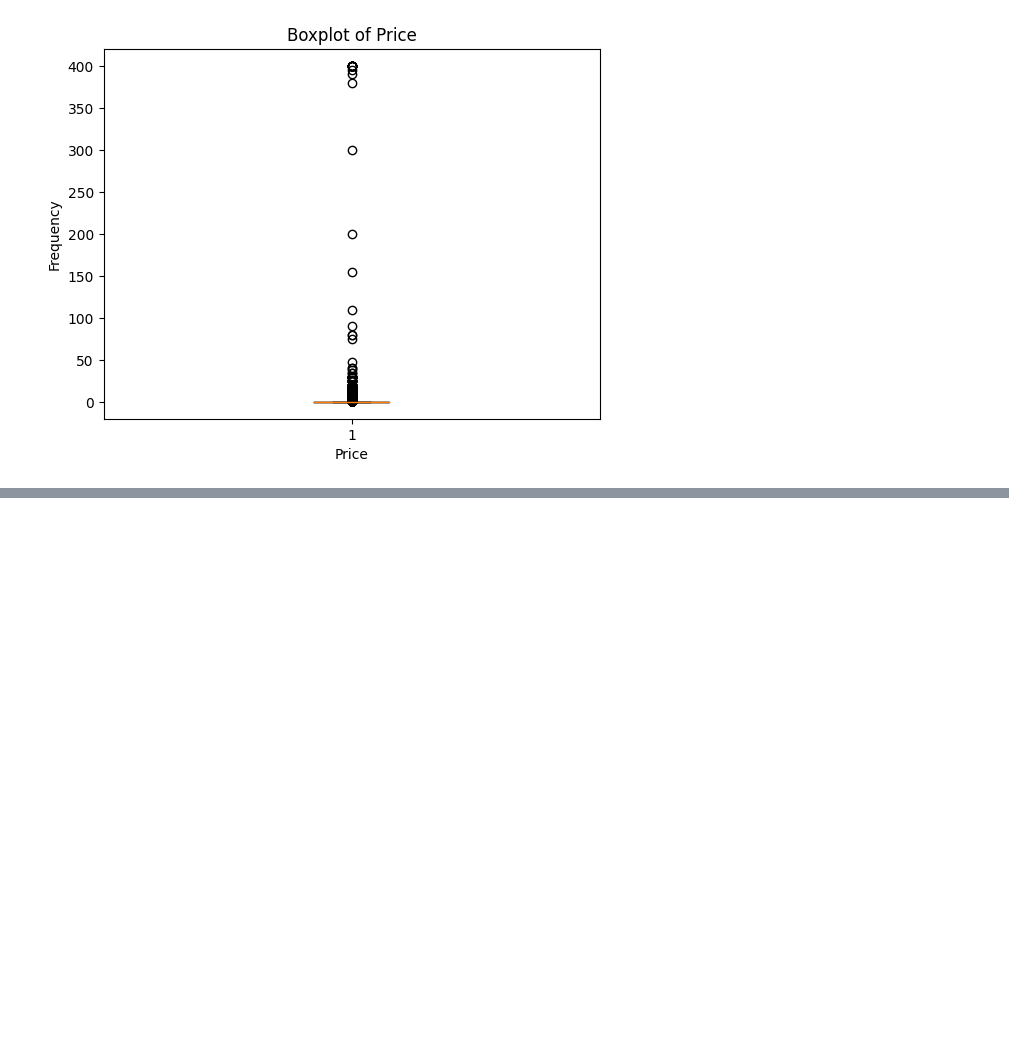
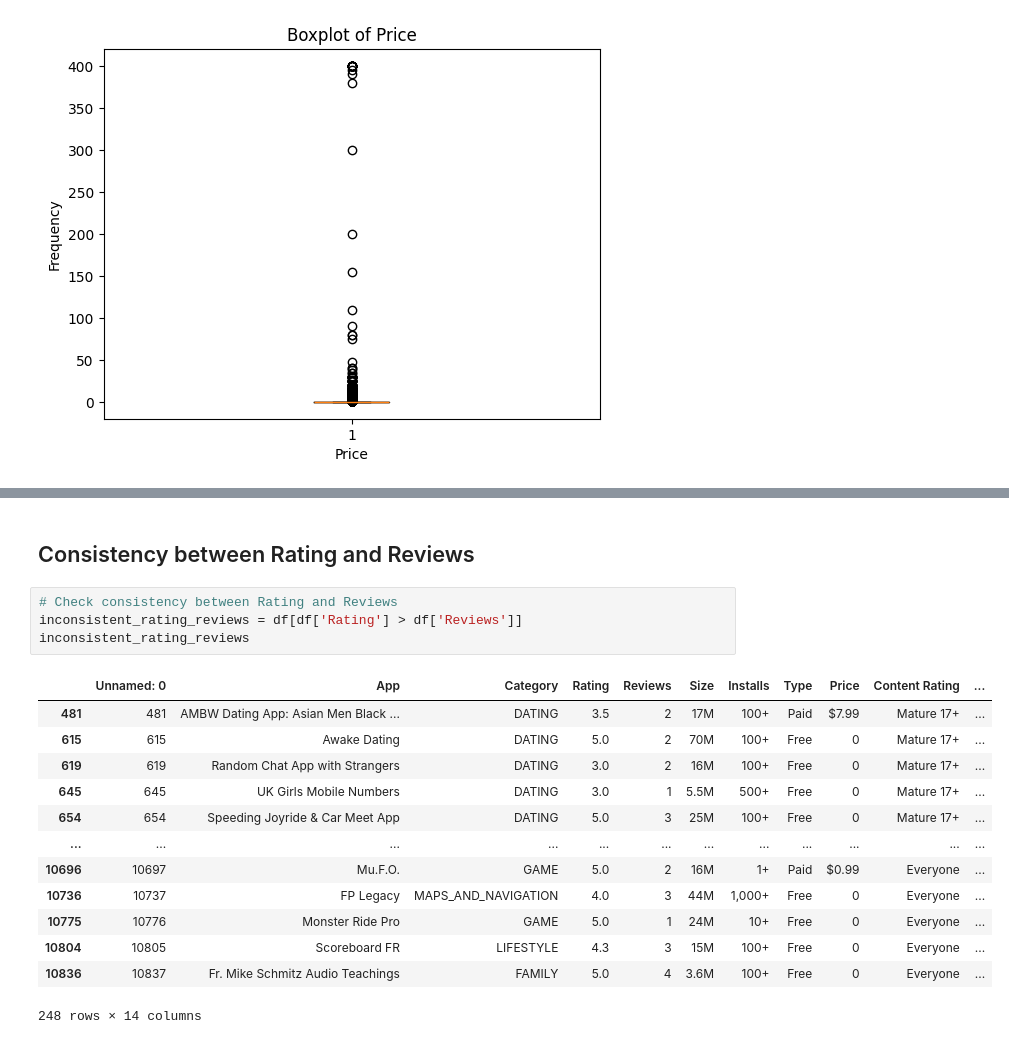
Before and after one commit to Soroush-Pasandideh/DataMining, a Jupyter notebook: DataMining.ipynb, the cells around one changed output, grey strips where cells are left out. Cells and saved outputs as stored; diff of their text form; blank space fills up the shorter version.

```diff
--- a/DataMining.ipynb
+++ b/DataMining.ipynb
@@ -141,0 +462,20 @@ for key in cleaned_numerical_columns.keys():
+# %% [markdown]
+## Consistency between Rating and Reviews
+# %%
+# Check consistency between Rating and Reviews
+inconsistent_rating_reviews = df[df['Rating'] > df['Reviews']]
+inconsistent_rating_reviews
+# %% [output]
+|  | Unnamed: 0 | App | Category | Rating | Reviews | Size | Installs | Type | Price | Content Rating | ... |
+| 481 | 481 | AMBW Dating App: Asian Men Black ... | DATING | 3.5 | 2 | 17M | 100+ | Paid | $7.99 | Mature 17+ | ... |
+| 615 | 615 | Awake Dating | DATING | 5.0 | 2 | 70M | 100+ | Free | 0 | Mature 17+ | ... |
+| 619 | 619 | Random Chat App with Strangers | DATING | 3.0 | 2 | 16M | 100+ | Free | 0 | Mature 17+ | ... |
+| 645 | 645 | UK Girls Mobile Numbers | DATING | 3.0 | 1 | 5.5M | 500+ | Free | 0 | Mature 17+ | ... |
+| 654 | 654 | Speeding Joyride & Car Meet App | DATING | 5.0 | 3 | 25M | 100+ | Free | 0 | Mature 17+ | ... |
+| ... | ... | ... | ... | ... | ... | ... | ... | ... | ... | ... | ... |
+| 10696 | 10697 | Mu.F.O. | GAME | 5.0 | 2 | 16M | 1+ | Paid | $0.99 | Everyone | ... |
+| 10736 | 10737 | FP Legacy | MAPS_AND_NAVIGATION | 4.0 | 3 | 44M | 1,000+ | Free | 0 | Everyone | ... |
+| 10775 | 10776 | Monster Ride Pro | GAME | 5.0 | 1 | 24M | 10+ | Free | 0 | Everyone | ... |
+| 10804 | 10805 | Scoreboard FR | LIFESTYLE | 4.3 | 3 | 15M | 100+ | Free | 0 | Everyone | ... |
+| 10836 | 10837 | Fr. Mike Schmitz Audio Teachings | FAMILY | 5.0 | 4 | 3.6M | 100+ | Free | 0 | Everyone | ... |
+248 rows × 14 columns
```
Also changed, not shown: parts of 24 cells of this notebook.
